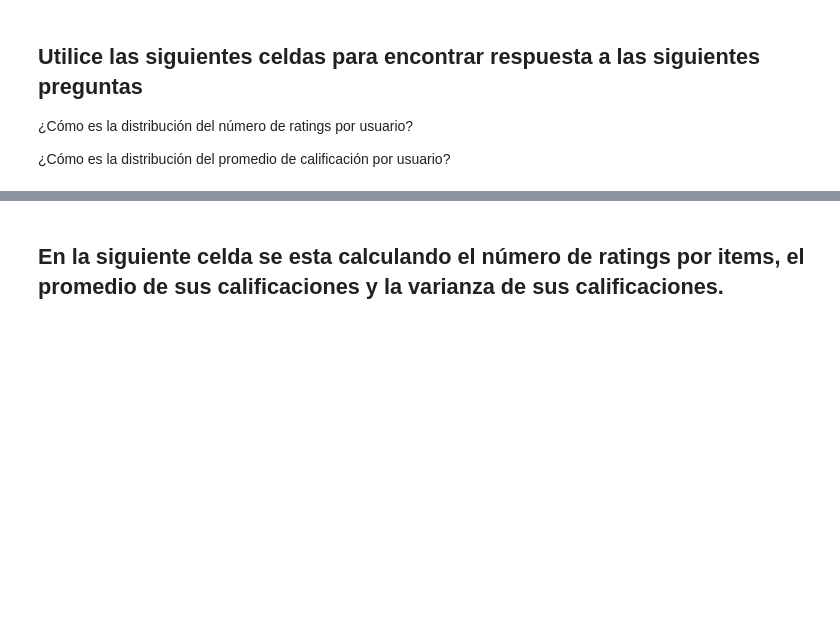
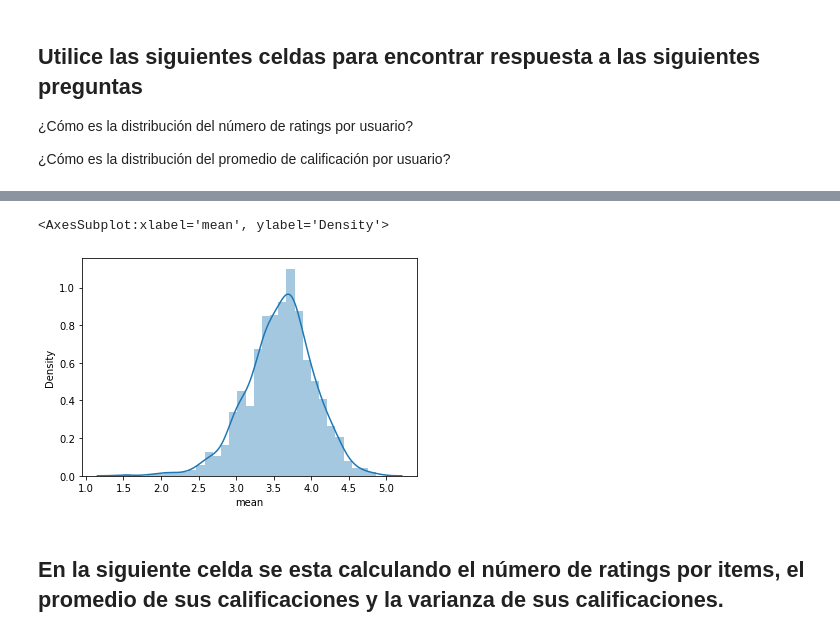
Before and after one commit to Jandresgomez/SDR-Laboratorios, a Jupyter notebook: Laboratorio1/MINE_4201_SR_Laboratorio_1.ipynb, the cells around one changed output, grey strips where cells are left out. Cells and saved outputs as stored; diff of their text form; code cells hidden in the pictures; blank space fills up the shorter version.

```diff
--- a/Laboratorio1/MINE_4201_SR_Laboratorio_1.ipynb
+++ b/Laboratorio1/MINE_4201_SR_Laboratorio_1.ipynb
@@ -149,3 +146,8 @@ sns.displot(x='count', data=rating_agg)
+# %%
+sns.distplot(a=rating_agg['mean'])
+# %% [output]
+<AxesSubplot:xlabel='mean', ylabel='Density'>
+[figure, added]
 # %% [markdown]
 ## En la siguiente celda se esta calculando el número de ratings por items, el promedio de sus calificaciones y la varianza de sus calificaciones.
 # %%
```
Also changed, not shown: parts of 25 cells of this notebook.
